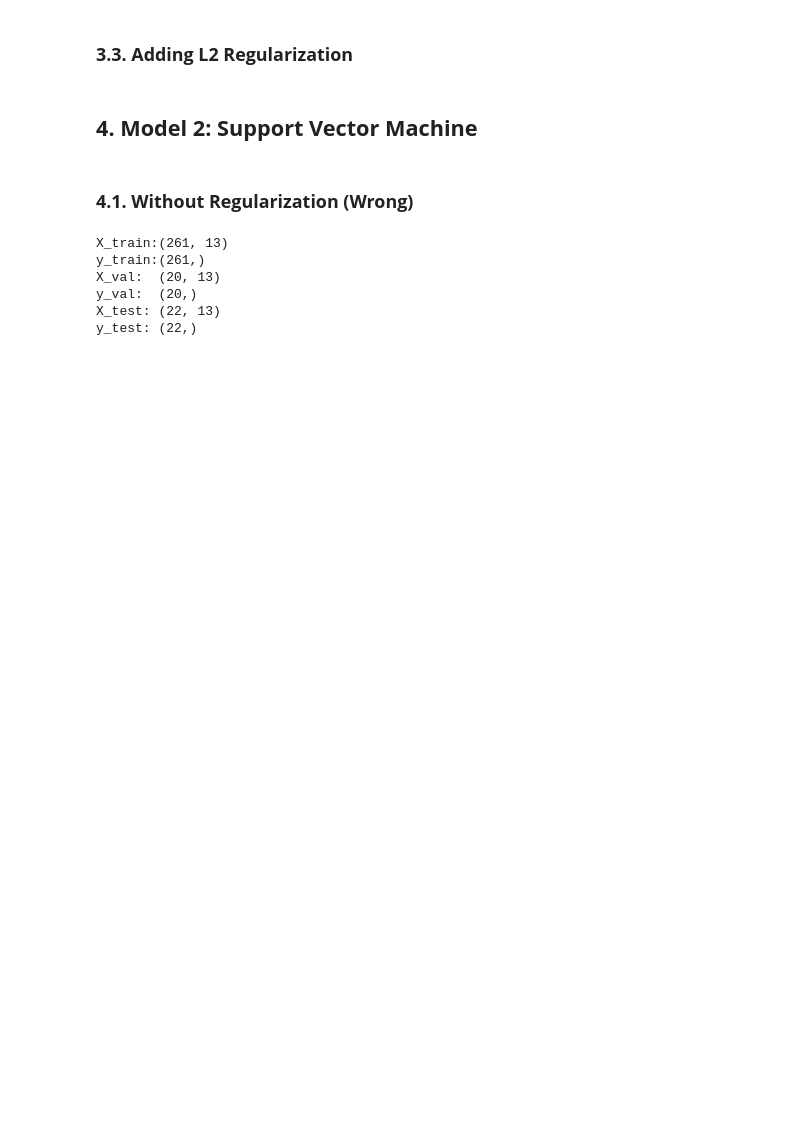
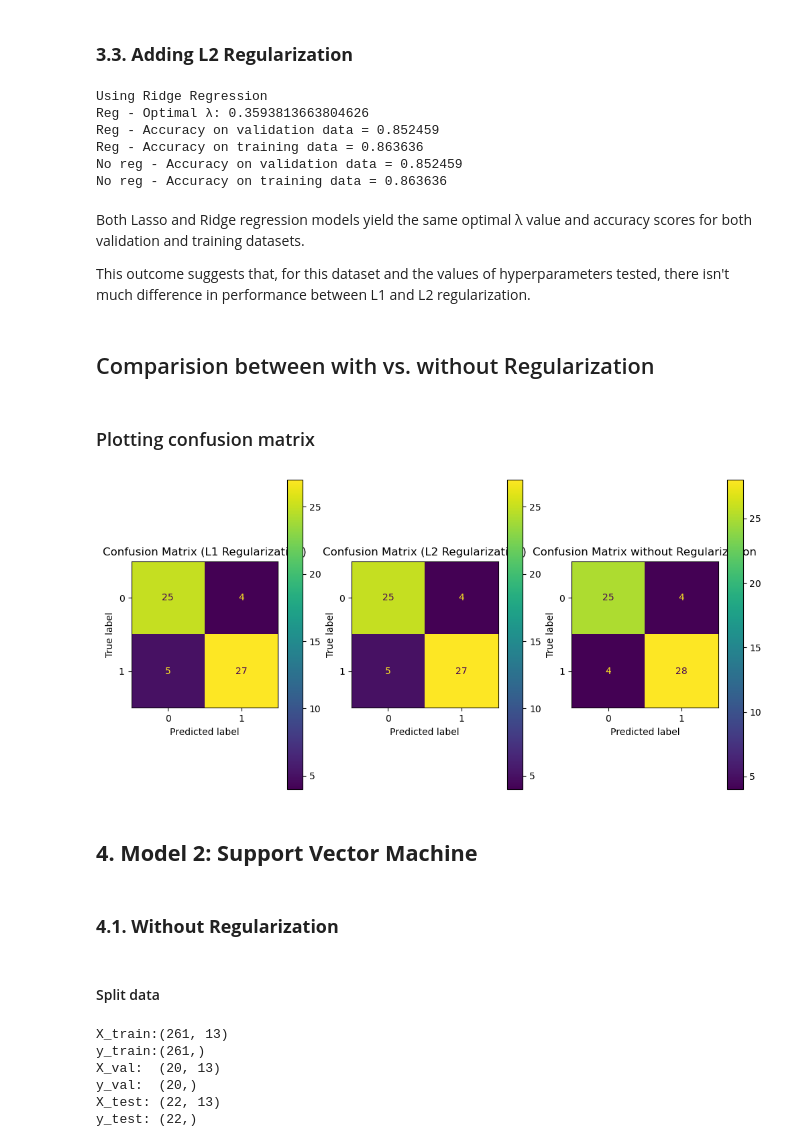
Before and after one commit to thuvu17/ml-train-heart-attack, a Jupyter notebook: heart_attack.ipynb, the cells around one changed output. Saved outputs shown, nothing was run; the diff lists cells and outputs as text; code cells hidden in the pictures; blank space fills up the shorter version.

```diff
--- a/heart_attack.ipynb
+++ b/heart_attack.ipynb
@@ -401,6 +471,66 @@ plt.show()
 # %% [markdown]
 ### **3.3. Adding L2 Regularization**
+# %%
+# Initialize LogisticRegressionCV with 5-fold cross-validation and ridge regularization
+logreg_cv_l2 = LogisticRegressionCV(penalty='l2', cv=5)
+
+# Fit the model to the training data
+logreg_cv_l2.fit(X_train, y_train)
+w_logreg_cv_l2 = logreg_cv_l2.coef_
+intercept_logreg_cv_l2 = logreg_cv_l2.intercept_
+
+# Get the optimal λ value
+optimal_lambda_l2 = 1/ (logreg_cv_l2.C_[0])
+y_hat_logreg_cv_l2 = logreg_cv_l2.predict(X_test)
+# Find the accuracy achieved on test set using logreg.score and y_test
+acc_valid_logreg_cv_l2 = logreg_cv_l2.score(X_test, y_test)
+acc_train_logreg_cv_l2 = logreg_cv_l2.score(X_train, y_train)
+acc_valid_logreg_l2 = logreg.score(X_test, y_test)
+acc_train_logregv_l2 = logreg.score(X_train, y_train)
+
+print("Using Ridge Regression")
+print("Reg - Optimal λ:", optimal_lambda_l2)
+print("Reg - Accuracy on validation data = %f" % acc_valid_logreg_cv_l2)
+print("Reg - Accuracy on training data = %f" % acc_train_logreg_cv_l2)
+print("No reg - Accuracy on validation data = %f" % acc_valid_logreg_l2)
+print("No reg - Accuracy on training data = %f" % acc_train_logregv_l2)
+# %% [output]
+Using Ridge Regression
+Reg - Optimal λ: 0.3593813663804626
+Reg - Accuracy on validation data = 0.852459
+Reg - Accuracy on training data = 0.863636
+No reg - Accuracy on validation data = 0.852459
+No reg - Accuracy on training data = 0.863636
+# %% [markdown]
+Both Lasso and Ridge regression models yield the same optimal λ value and accuracy scores for both validation and training datasets.
+
+This outcome suggests that, for this dataset and the values of hyperparameters tested, there isn't much difference in performance between L1 and L2 regularization.
+# %% [markdown]
+## Comparision between with vs. without Regularization
+# %% [markdown]
+### Plotting confusion matrix
+# %%
+from sklearn.metrics import confusion_matrix, ConfusionMatrixDisplay
+
+# Plotting confusion matrix
+cm_l1 = confusion_matrix(y_test, y_hat_logreg_cv_l1)
+cm_l2 = confusion_matrix(y_test, y_hat_logreg_cv_l2)
+
+disp_noreg = ConfusionMatrixDisplay(confusion_matrix=cm)
+disp_l1 = ConfusionMatrixDisplay(confusion_matrix=cm_l1)
+disp_l2 = ConfusionMatrixDisplay(confusion_matrix=cm_l2)
+
+fig, ax = plt.subplots(1, 3, figsize=(12, 6))
+disp_l1.plot(ax=ax[0])
+ax[0].set_title('Confusion Matrix (L1 Regularization)')
+disp_l2.plot(ax=ax[1])
+ax[1].set_title('Confusion Matrix (L2 Regularization)')
+disp_noreg.plot(ax=ax[2])
+ax[2].set_title('Confusion Matrix without Regularization')
+plt.show()
+# %% [output]
+[figure, added]
 # %% [markdown]
 ## **4. Model 2: Support Vector Machine**
 # %% [markdown]
-### **4.1. Without Regularization (Wrong)**
+### **4.1. Without Regularization**
@@ -409 +537,3 @@ plt.show()
+# %% [markdown]
+#### Split data
 # %%
```
Also changed, not shown: parts of 64 cells of this notebook.
